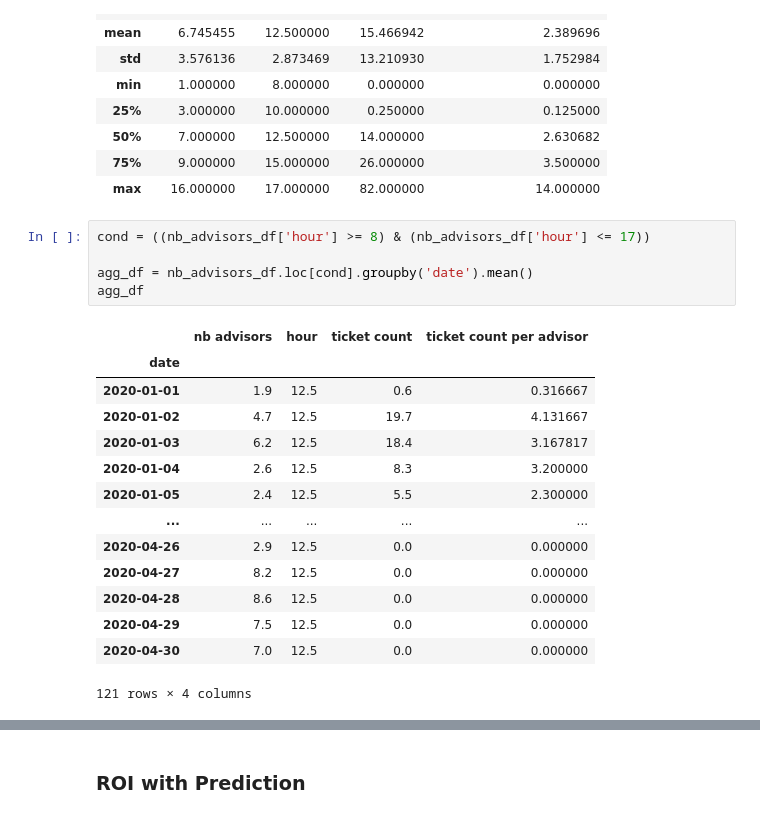
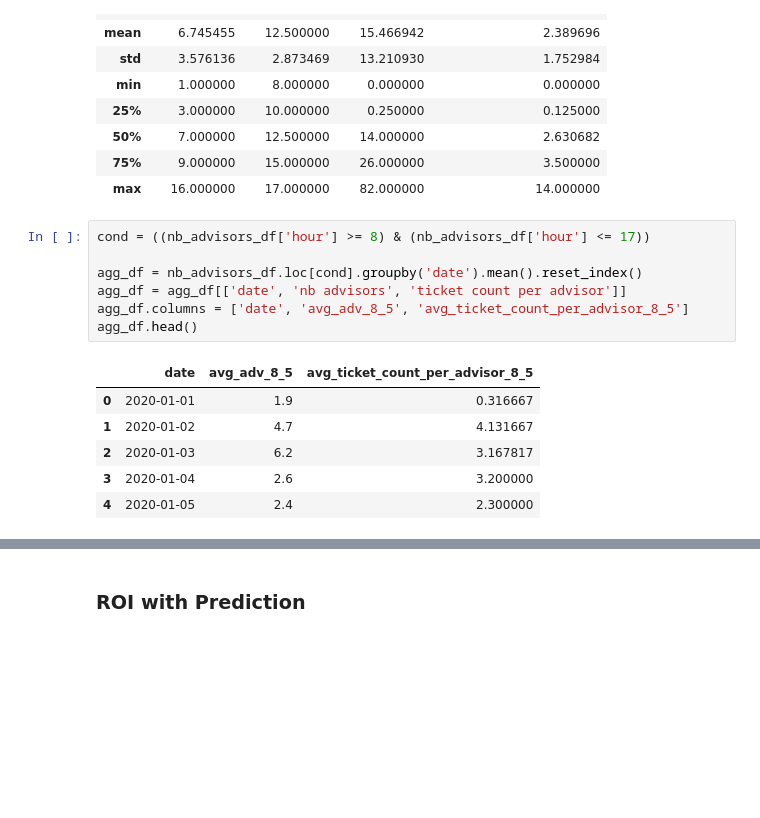
Before and after one commit to aiglobalpros/AI_Call_Center, a Jupyter notebook: notebooks/ROI.ipynb, the cells around one changed output, grey strips where cells are left out. Drawn from its saved outputs; the diff is of its cells as text; blank space fills up the shorter version.

```diff
--- a/notebooks/ROI.ipynb
+++ b/notebooks/ROI.ipynb
@@ -540,20 +571,14 @@ nb_advisors_df.loc[cond].describe()
 # %%
 cond = ((nb_advisors_df['hour'] >= 8) & (nb_advisors_df['hour'] <= 17))
 
-agg_df = nb_advisors_df.loc[cond].groupby('date').mean()
-agg_df
+agg_df = nb_advisors_df.loc[cond].groupby('date').mean().reset_index()
+agg_df = agg_df[['date', 'nb advisors', 'ticket count per advisor']]
+agg_df.columns = ['date', 'avg_adv_8_5', 'avg_ticket_count_per_advisor_8_5']
+agg_df.head()
 # %% [output]
-|  | nb advisors | hour | ticket count | ticket count per advisor |
-| date |  |  |  |  |
-| 2020-01-01 | 1.9 | 12.5 | 0.6 | 0.316667 |
-| 2020-01-02 | 4.7 | 12.5 | 19.7 | 4.131667 |
-| 2020-01-03 | 6.2 | 12.5 | 18.4 | 3.167817 |
-| 2020-01-04 | 2.6 | 12.5 | 8.3 | 3.200000 |
-| 2020-01-05 | 2.4 | 12.5 | 5.5 | 2.300000 |
-| ... | ... | ... | ... | ... |
-| 2020-04-26 | 2.9 | 12.5 | 0.0 | 0.000000 |
-| 2020-04-27 | 8.2 | 12.5 | 0.0 | 0.000000 |
-| 2020-04-28 | 8.6 | 12.5 | 0.0 | 0.000000 |
-| 2020-04-29 | 7.5 | 12.5 | 0.0 | 0.000000 |
-| 2020-04-30 | 7.0 | 12.5 | 0.0 | 0.000000 |
+|  | date | avg_adv_8_5 | avg_ticket_count_per_advisor_8_5 |
+| 0 | 2020-01-01 | 1.9 | 0.316667 |
+| 1 | 2020-01-02 | 4.7 | 4.131667 |
+| 2 | 2020-01-03 | 6.2 | 3.167817 |
+| 3 | 2020-01-04 | 2.6 | 3.200000 |
+| 4 | 2020-01-05 | 2.4 | 2.300000 |
-121 rows × 4 columns
```
Also changed, not shown: parts of 25 cells of this notebook.
